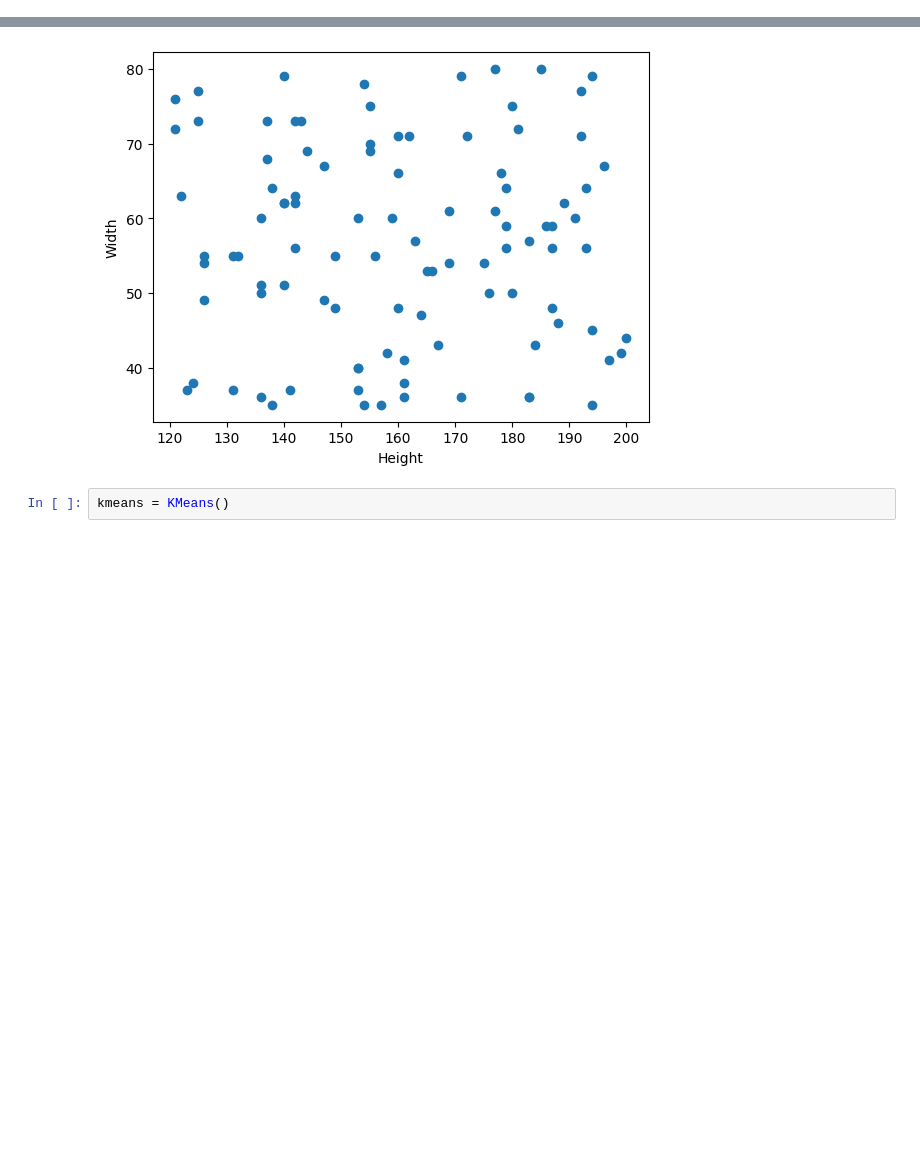
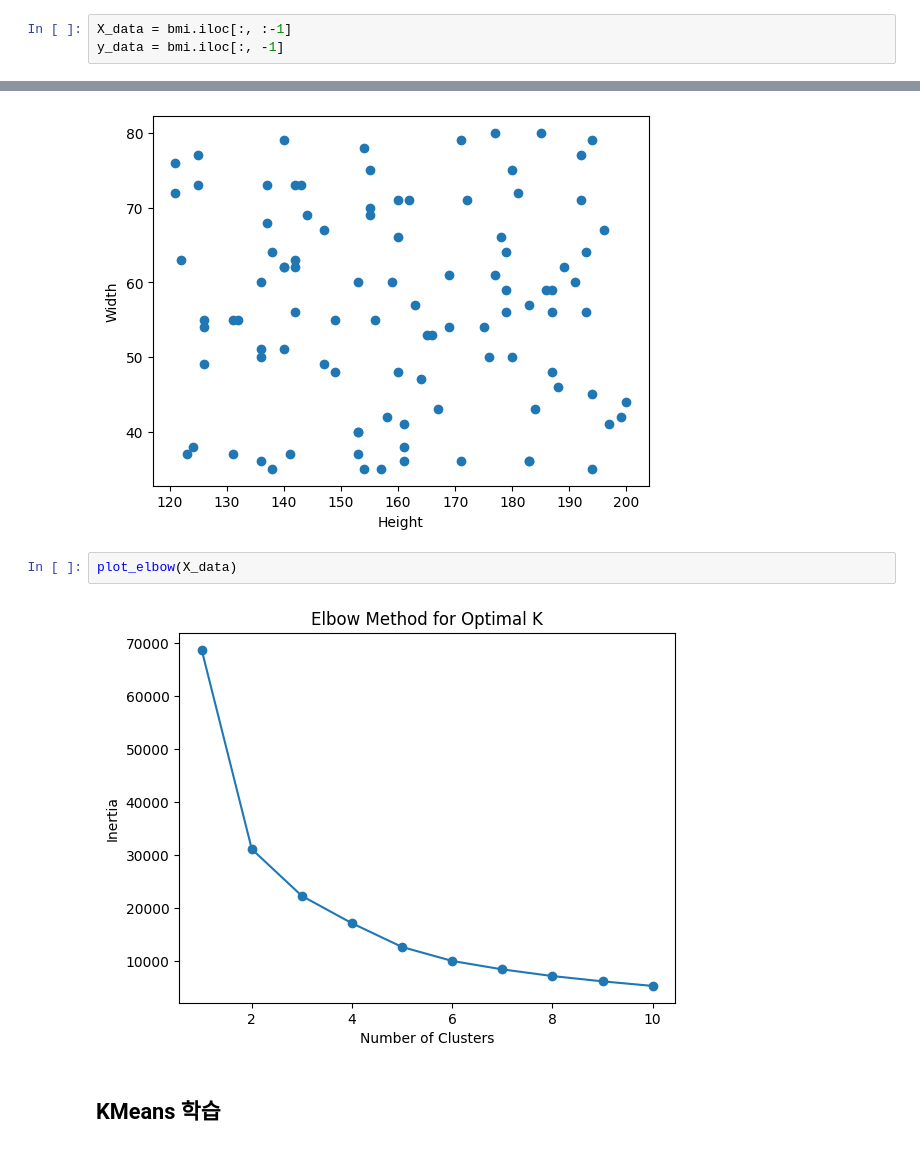
Before and after one commit to tooha289/AI_Example, a Jupyter notebook: bmi.ipynb, the cells around one changed output, grey strips where cells are left out. Saved outputs shown, nothing was run; the diff lists cells and outputs as text; blank space fills up the shorter version.

```diff
--- a/bmi.ipynb
+++ b/bmi.ipynb
@@ -65,6 +67,9 @@ bmi
 | 98 | 191 | 60 | thin |
 | 99 | 126 | 55 | fat |
 100 rows × 3 columns
+# %%
+X_data = bmi.iloc[:, :-1]
+y_data = bmi.iloc[:, -1]
 # %% [markdown]
 ## 데이터 시각화
 # %%
@@ -74,5 +79,9 @@ plt.ylabel("Width")
 plt.show()
 # %% [output]
 [figure]
-# %%
-kmeans = KMeans()
+# %%
+plot_elbow(X_data)
+# %% [output]
+[figure, added]
+# %% [markdown]
+## KMeans 학습
```
Also changed, not shown: parts of 5 cells of this notebook, 1 other file.
